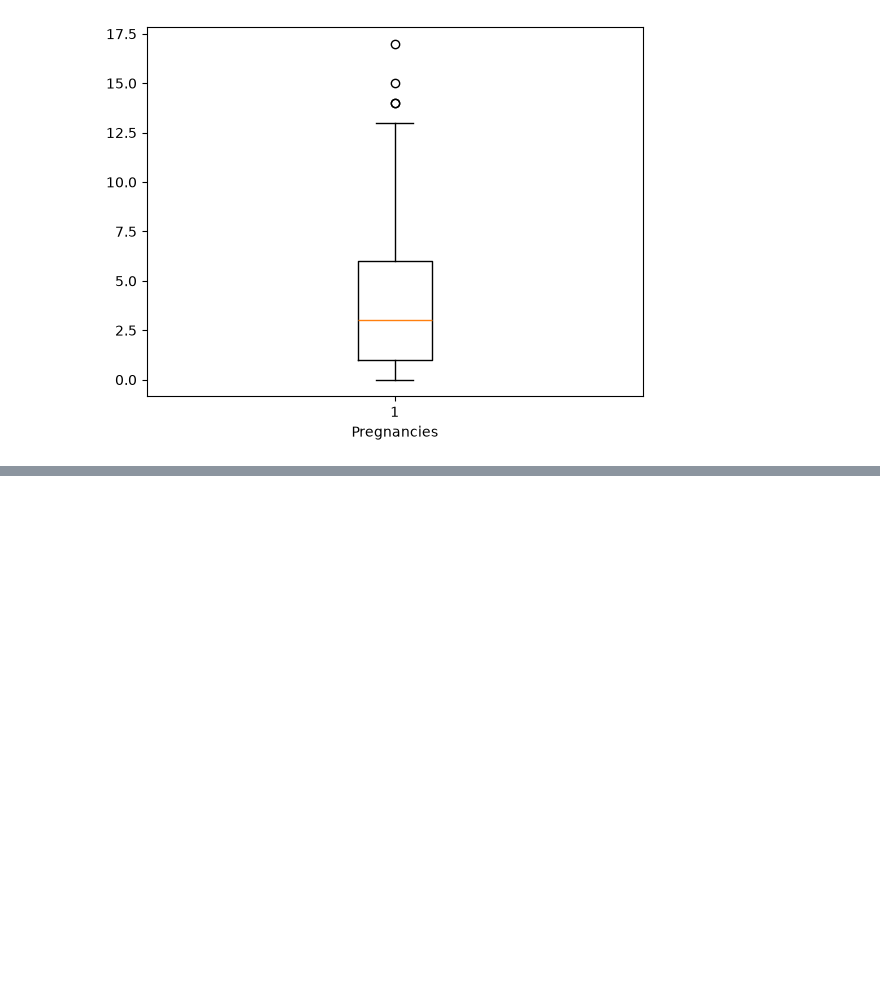
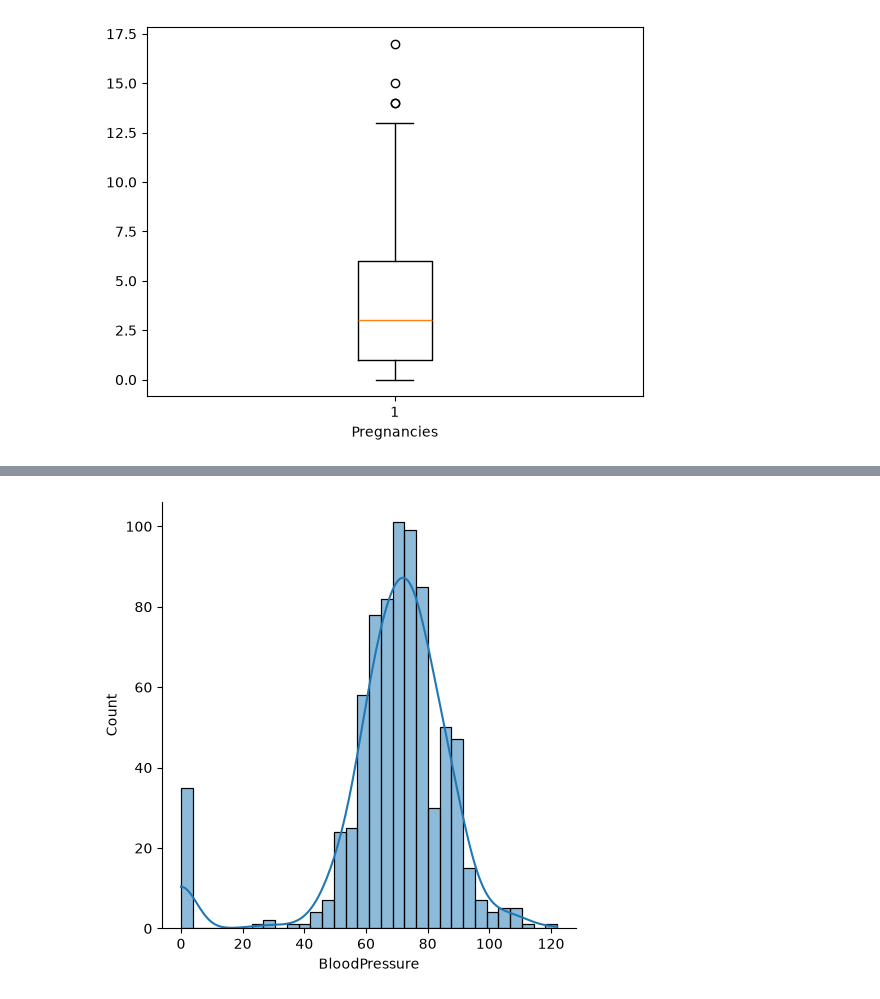
Before and after one commit to vishva0710/ML-From-Scratch, a Jupyter notebook: Machine-Learning/Logistic Regression/find_diabetes_using_logistic_regression.ipynb, the cells around one changed output, grey strips where cells are left out. Cells and saved outputs as stored; diff of their text form; code cells hidden in the pictures; blank space fills up the shorter version.

```diff
--- a/Machine-Learning/Logistic Regression/find_diabetes_using_logistic_regression.ipynb
+++ b/Machine-Learning/Logistic Regression/find_diabetes_using_logistic_regression.ipynb
@@ -64,0 +117,5 @@ plt.show()
+# %%
+sns.displot(data['BloodPressure'],kde='True')
+plt.show()
+# %% [output]
+[figure, added]
```
Also changed, not shown: parts of 27 cells of this notebook.
